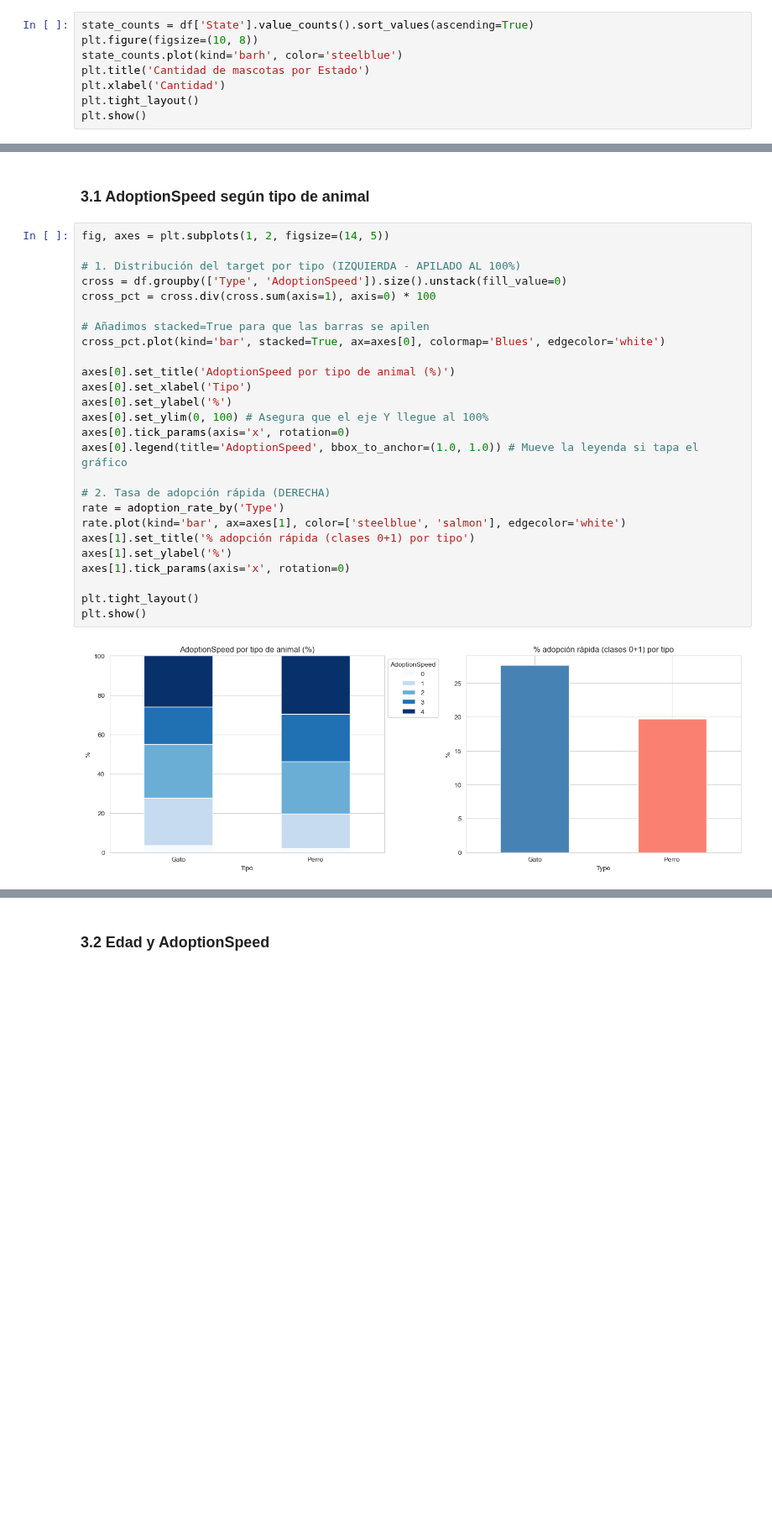
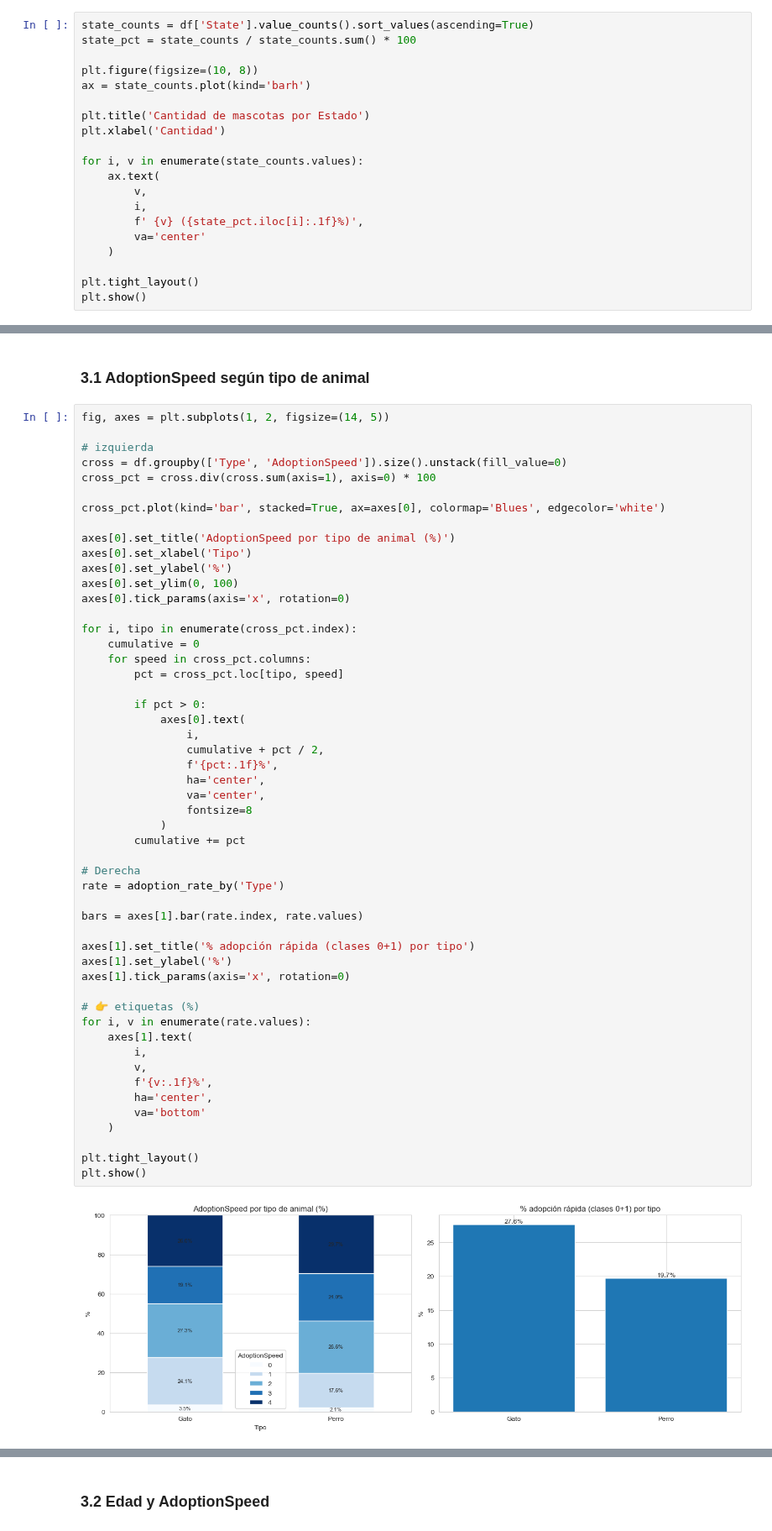
Before and after one commit to patriciasandagorda/UA_MDM_Labo2_Grupo2, a Jupyter notebook: EDA/04_EDA_PetFinder.ipynb, the cells around one changed output, grey strips where cells are left out. Shown at 84% size. Saved outputs shown, nothing was run; the diff lists cells and outputs as text; blank space fills up the shorter version.

Commit message:
Porcentaje en gráficos e interpretaciones

```diff
--- a/EDA/04_EDA_PetFinder.ipynb
+++ b/EDA/04_EDA_PetFinder.ipynb
@@ -298,10 +408,22 @@ plt.show()
 ### 2.5 Distribución geográfica (Estado)
 # %%
 state_counts = df['State'].value_counts().sort_values(ascending=True)
+state_pct = state_counts / state_counts.sum() * 100
+
 plt.figure(figsize=(10, 8))
-state_counts.plot(kind='barh', color='steelblue')
+ax = state_counts.plot(kind='barh')
+
 plt.title('Cantidad de mascotas por Estado')
 plt.xlabel('Cantidad')
+
+for i, v in enumerate(state_counts.values):
+    ax.text(
+        v,
+        i,
+        f' {v} ({state_pct.iloc[i]:.1f}%)',
+        va='center'
+    )
+
 plt.tight_layout()
 plt.show()
 # %% [output]
@@ -340,28 +463,54 @@ def adoption_rate_by(col, df=df, fast_classes=(0, 1)):
 # %%
 fig, axes = plt.subplots(1, 2, figsize=(14, 5))
 
-# 1. Distribución del target por tipo (IZQUIERDA - APILADO AL 100%)
+# izquierda
 cross = df.groupby(['Type', 'AdoptionSpeed']).size().unstack(fill_value=0)
 cross_pct = cross.div(cross.sum(axis=1), axis=0) * 100
 
-# Añadimos stacked=True para que las barras se apilen
 cross_pct.plot(kind='bar', stacked=True, ax=axes[0], colormap='Blues', edgecolor='white')
 
 axes[0].set_title('AdoptionSpeed por tipo de animal (%)')
 axes[0].set_xlabel('Tipo')
 axes[0].set_ylabel('%')
-axes[0].set_ylim(0, 100) # Asegura que el eje Y llegue al 100%
+axes[0].set_ylim(0, 100)
 axes[0].tick_params(axis='x', rotation=0)
-axes[0].legend(title='AdoptionSpeed', bbox_to_anchor=(1.0, 1.0)) # Mueve la leyenda si tapa el gráfico
 
-# 2. Tasa de adopción rápida (DERECHA)
+for i, tipo in enumerate(cross_pct.index):
+    cumulative = 0
+    for speed in cross_pct.columns:
+        pct = cross_pct.loc[tipo, speed]
+
+        if pct > 0:
+            axes[0].text(
+                i,
+                cumulative + pct / 2,
+                f'{pct:.1f}%',
+                ha='center',
+                va='center',
+                fontsize=8
+            )
+        cumulative += pct
+
+# Derecha
 rate = adoption_rate_by('Type')
-rate.plot(kind='bar', ax=axes[1], color=['steelblue', 'salmon'], edgecolor='white')
+
+bars = axes[1].bar(rate.index, rate.values)
+
 axes[1].set_title('% adopción rápida (clases 0+1) por tipo')
 axes[1].set_ylabel('%')
 axes[1].tick_params(axis='x', rotation=0)
 
+# 👉 etiquetas (%)
+for i, v in enumerate(rate.values):
+    axes[1].text(
+        i,
+        v,
+        f'{v:.1f}%',
+        ha='center',
+        va='bottom'
+    )
+
 plt.tight_layout()
 plt.show()
 # %% [output]
-[figure, old version]
+[figure, new version]
```
Also changed, not shown: parts of 45 cells of this notebook.
